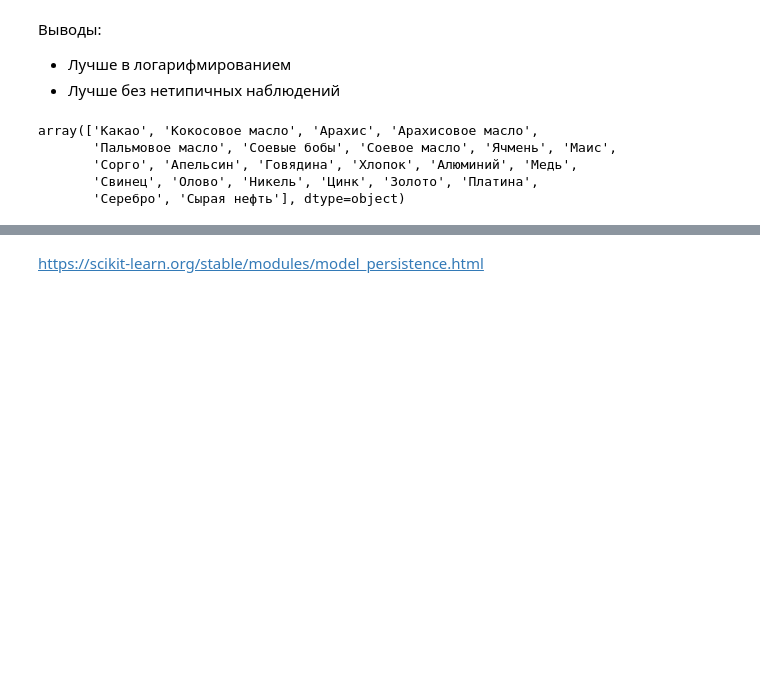
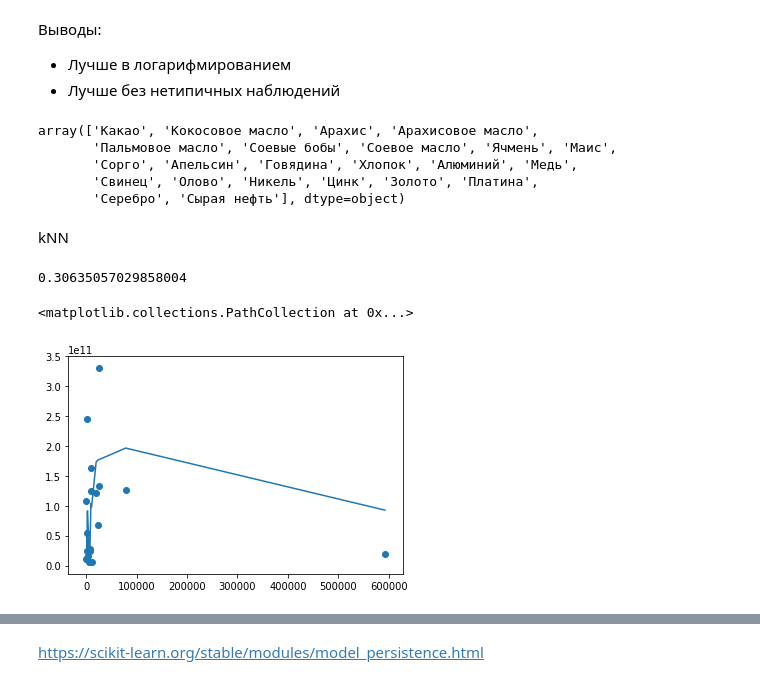
Before and after one commit to pallada-92/MMarketSizePrediction, a Jupyter notebook: models_jupyter/Model_currently_working.ipynb, the cells around one changed output, grey strips where cells are left out. Cells and saved outputs as stored; diff of their text form; code cells hidden in the pictures; blank space fills up the shorter version.

```diff
--- a/models_jupyter/Model_currently_working.ipynb
+++ b/models_jupyter/Model_currently_working.ipynb
@@ -290,3 +290,5 @@ def term_list_sim_getter(target, unique_names_list):
 # %%
 def similarity(results):
     similarity = []
+# %% [markdown]
+kNN
@@ -292,0 +297,23 @@ def similarity(results):
+# %%
+data_unscaled_s = data_2[data_2['t'] == 20].loc[:, ['freq_sum', 'market']]
+# data_2 has crude oil silver removed
+
+X_2017 = data_unscaled_s.sort_values(by='freq_sum')['freq_sum']
+y_2017 = data_unscaled_s.sort_values(by='freq_sum')['market']
+
+clf = KNeighborsRegressor(n_neighbors=3,
+                          metric='manhattan',
+                          #weights=gaussian_kernel
+                         ).fit(np.array(X_2017).reshape(-1, 1), y_2017)
+
+
+Y_pred = clf.predict(np.array(X_2017).reshape(-1, 1))
+r2_score(np.array(y_2017).reshape(-1, 1), Y_pred)
+# %% [output]
+0.30635057029858004
+# %%
+plt.plot(X_2017, Y_pred)
+plt.scatter(X_2017, y_2017)
+# %% [output]
+<matplotlib.collections.PathCollection at 0x...>
+[figure, added]
```
Also changed, not shown: parts of 53 cells of this notebook.
